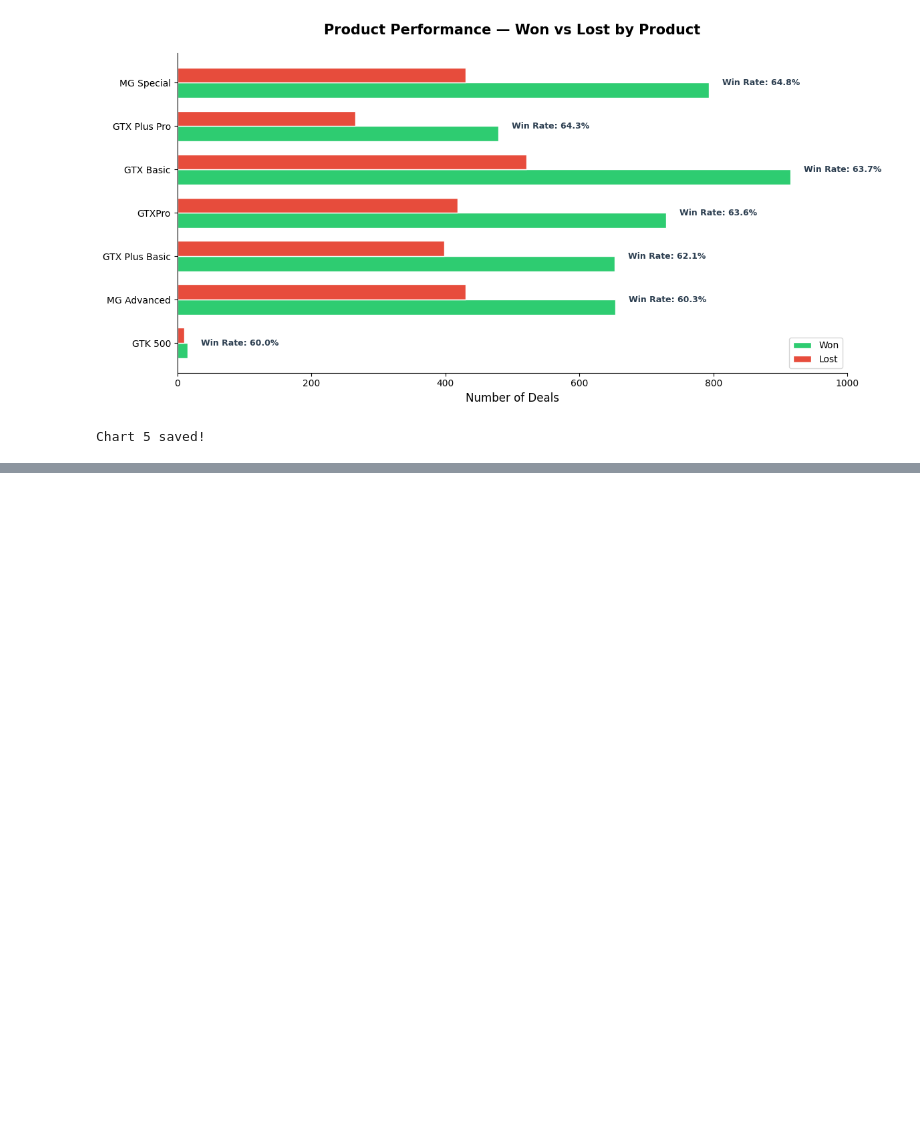
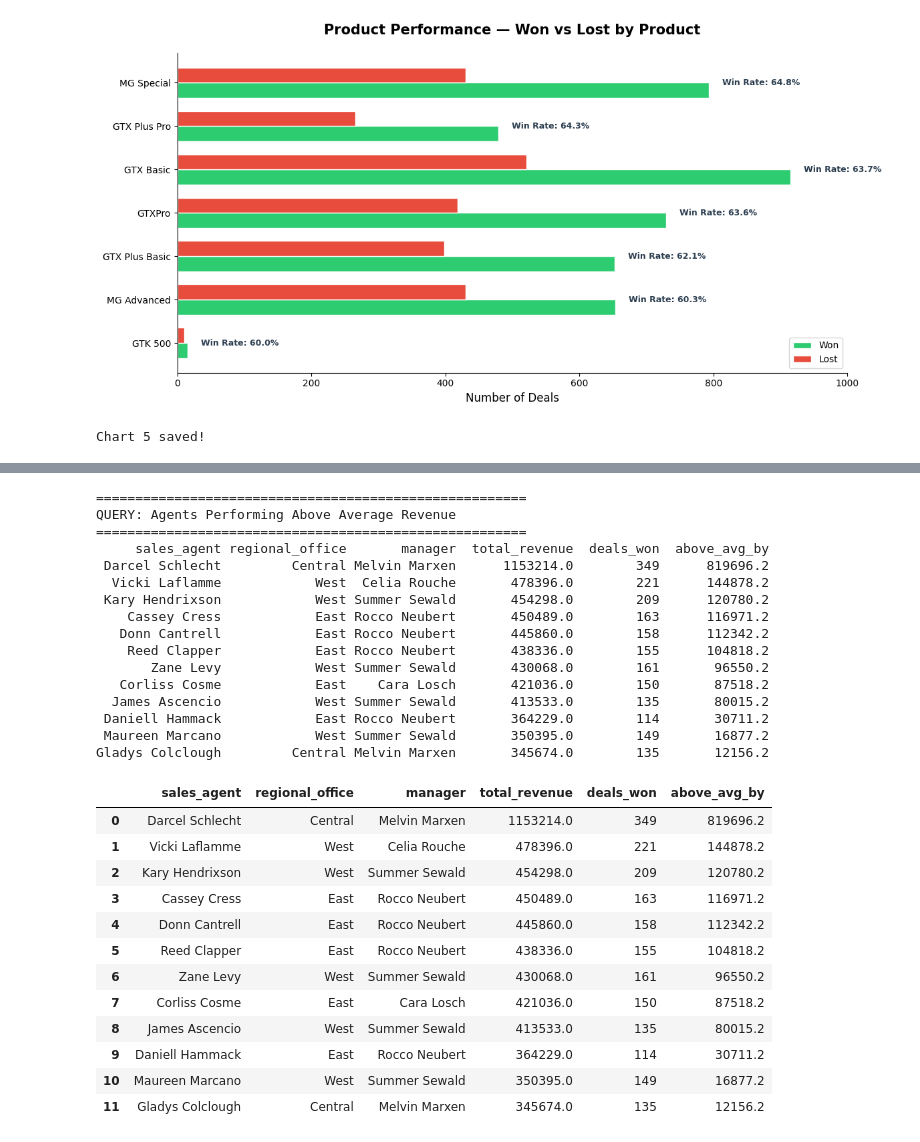
Before and after one commit to PrachiGidde/sales-funnel-revenue-leakage, a Jupyter notebook: Sales_Funnel_Revenue_Leakage_Analysis.ipynb, the cells around one changed output, grey strips where cells are left out. Saved outputs shown, nothing was run; the diff lists cells and outputs as text; code cells hidden in the pictures; blank space fills up the shorter version.

```diff
--- a/Sales_Funnel_Revenue_Leakage_Analysis.ipynb
+++ b/Sales_Funnel_Revenue_Leakage_Analysis.ipynb
@@ -676,0 +1119,67 @@ Chart 5 saved!
+# %%
+# Subquery: Above Average Agents
+run_query(
+    "Agents Performing Above Average Revenue",
+    """
+    SELECT
+        sp.sales_agent,
+        st.regional_office,
+        st.manager,
+        SUM(sp.close_value) AS total_revenue,
+        COUNT(sp.opportunity_id) AS deals_won,
+        ROUND(SUM(sp.close_value) - (
+            SELECT AVG(agent_revenue)
+            FROM (
+                SELECT SUM(close_value) AS agent_revenue
+                FROM sales_pipeline
+                WHERE deal_stage = 'Won'
+                GROUP BY sales_agent
+            )
+        ), 2) AS above_avg_by
+    FROM sales_pipeline sp
+    JOIN sales_teams st
+        ON sp.sales_agent = st.sales_agent
+    WHERE sp.deal_stage = 'Won'
+    GROUP BY sp.sales_agent
+    HAVING total_revenue > (
+        SELECT AVG(agent_revenue)
+        FROM (
+            SELECT SUM(close_value) AS agent_revenue
+            FROM sales_pipeline
+            WHERE deal_stage = 'Won'
+            GROUP BY sales_agent
+        )
+    )
+    ORDER BY total_revenue DESC
+    """
+)
+# %% [output]
+=======================================================
+QUERY: Agents Performing Above Average Revenue
+=======================================================
+     sales_agent regional_office       manager  total_revenue  deals_won  above_avg_by
+ Darcel Schlecht         Central Melvin Marxen      1153214.0        349      819696.2
+  Vicki Laflamme            West  Celia Rouche       478396.0        221      144878.2
+ Kary Hendrixson            West Summer Sewald       454298.0        209      120780.2
+    Cassey Cress            East Rocco Neubert       450489.0        163      116971.2
+   Donn Cantrell            East Rocco Neubert       445860.0        158      112342.2
+    Reed Clapper            East Rocco Neubert       438336.0        155      104818.2
+       Zane Levy            West Summer Sewald       430068.0        161       96550.2
+   Corliss Cosme            East    Cara Losch       421036.0        150       87518.2
+  James Ascencio            West Summer Sewald       413533.0        135       80015.2
+ Daniell Hammack            East Rocco Neubert       364229.0        114       30711.2
+ Maureen Marcano            West Summer Sewald       350395.0        149       16877.2
+Gladys Colclough         Central Melvin Marxen       345674.0        135       12156.2
+|  | sales_agent | regional_office | manager | total_revenue | deals_won | above_avg_by |
+| 0 | Darcel Schlecht | Central | Melvin Marxen | 1153214.0 | 349 | 819696.2 |
+| 1 | Vicki Laflamme | West | Celia Rouche | 478396.0 | 221 | 144878.2 |
+| 2 | Kary Hendrixson | West | Summer Sewald | 454298.0 | 209 | 120780.2 |
+| 3 | Cassey Cress | East | Rocco Neubert | 450489.0 | 163 | 116971.2 |
+| 4 | Donn Cantrell | East | Rocco Neubert | 445860.0 | 158 | 112342.2 |
+| 5 | Reed Clapper | East | Rocco Neubert | 438336.0 | 155 | 104818.2 |
+| 6 | Zane Levy | West | Summer Sewald | 430068.0 | 161 | 96550.2 |
+| 7 | Corliss Cosme | East | Cara Losch | 421036.0 | 150 | 87518.2 |
+| 8 | James Ascencio | West | Summer Sewald | 413533.0 | 135 | 80015.2 |
+| 9 | Daniell Hammack | East | Rocco Neubert | 364229.0 | 114 | 30711.2 |
+| 10 | Maureen Marcano | West | Summer Sewald | 350395.0 | 149 | 16877.2 |
+| 11 | Gladys Colclough | Central | Melvin Marxen | 345674.0 | 135 | 12156.2 |
```
Also changed, not shown: parts of 10 cells of this notebook, 1 other file.
